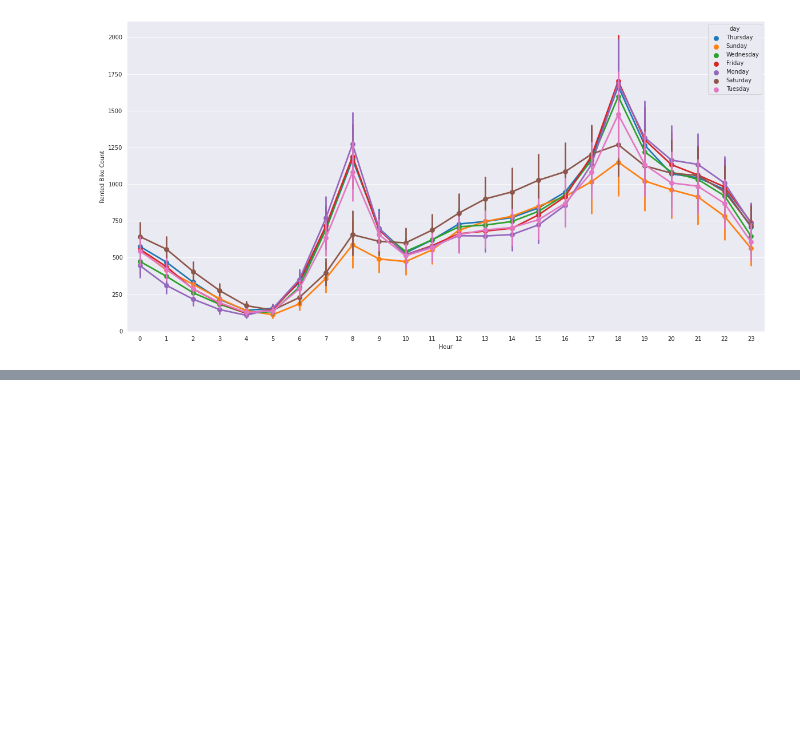
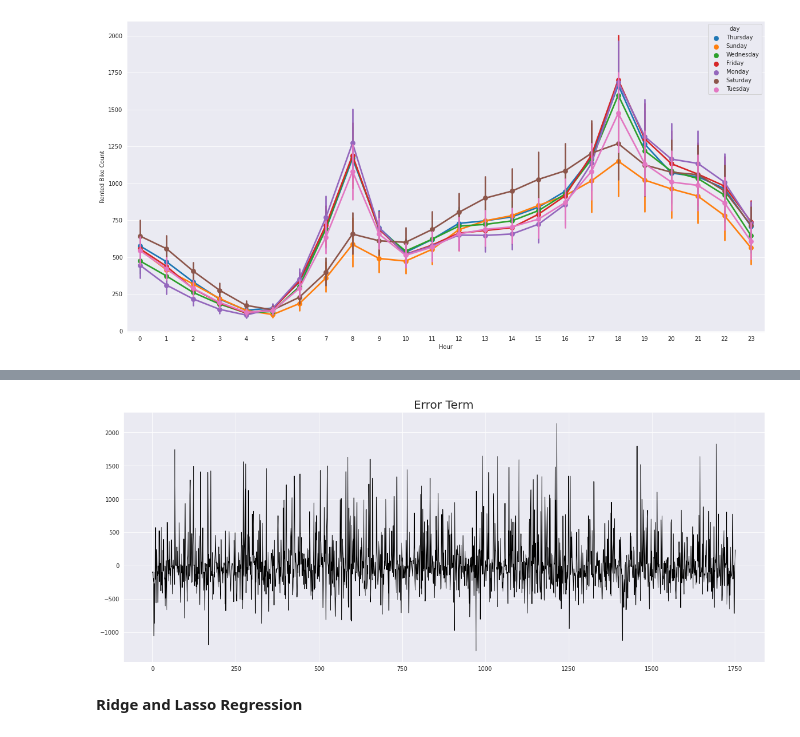
Before and after one commit to techfreakydeepak/Bike_sharing_demand_prediction, a Jupyter notebook: bike_sharing.ipynb, the cells around one changed output, grey strips where cells are left out. Drawn from its saved outputs; the diff is of its cells as text; code cells hidden in the pictures; blank space fills up the shorter version.

```diff
--- a/bike_sharing.ipynb
+++ b/bike_sharing.ipynb
@@ -671,0 +1004,11 @@ sns.pointplot(x=df["Hour"],y=df['Rented Bike Count'],hue=df["day"]);
+# %%
+# plot error term
+plt.figure(figsize= (20,8))
+c= [i for i in range(0, len(y_test))]
+plt.plot(c, (np.array((y_test)**2))-((y_pred)**2), color='BLACK', linewidth=1, linestyle='-')
+plt.title('Error Term', fontsize=20)
+plt.show()
+# %% [output]
+[figure, added]
+# %% [markdown]
+**Ridge and Lasso Regression**
```
Also changed, not shown: parts of 69 cells of this notebook.
